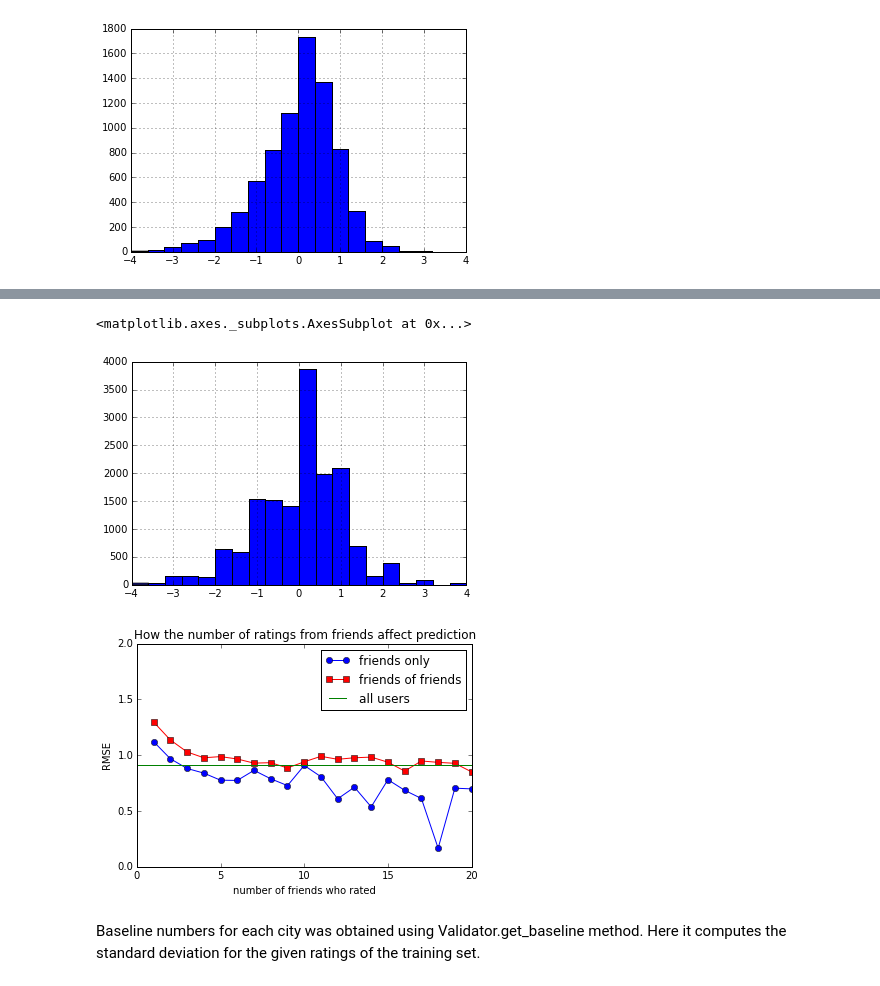
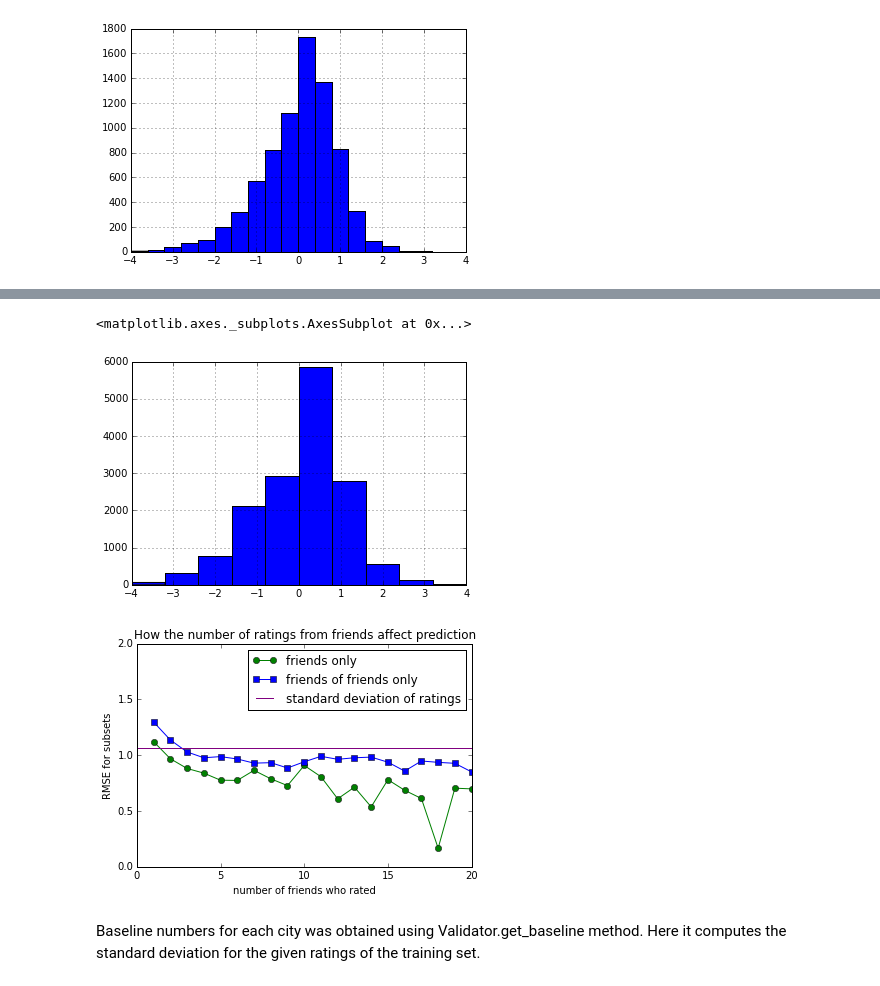
Before and after one commit to suhanree/network-recommender, a Jupyter notebook: code/EDA.ipynb, the cells around one changed output, grey strips where cells are left out. Saved outputs shown, nothing was run; the diff lists cells and outputs as text; code cells hidden in the pictures.

```diff
--- a/code/EDA.ipynb
+++ b/code/EDA.ipynb
@@ -571,7 +586,7 @@ errors.e.hist(bins=30)
 # Read the data for one run (processed to have real rating, average rating, rating by friends, rating by friends of
 # friends, number of friends rated, number of friends of friends rated
 # NaN will be given when there is no rating by friends and friends by friends.
-rating_diff_df = pd.read_csv('../data/ratings_by_item2', delimiter=' ', names=['real', 'average', 'friend', 'friend2', 'nfr', 'nfr2'], header=None)
+rating_diff_df = pd.read_csv('../fig/fig_data/ratings_by_item2', delimiter=' ', names=['real', 'average', 'friend', 'friend2', 'nfr', 'nfr2'], header=None)
 # %%
 ratings_diff1 = rating_diff_df[['real', 'average', 'friend', 'nfr']].dropna()
 ratings_diff2 = rating_diff_df[['real', 'average', 'friend2', 'nfr2']].dropna()
@@ -595,9 +616,9 @@ diff_fr1.hist(bins=20)
 # %%
-diff_fr2 = rating_diff2.real - rating_diff2.friend
-diff_fr2.hist(bins=20)
+diff_fr2 = ratings_diff2.real - ratings_diff2.friend2
+diff_fr2.hist(bins=10)
 # %% [output]
 <matplotlib.axes._subplots.AxesSubplot at 0x...>
-[figure, old version]
+[figure, new version]
 # %%
 stds1 = []
 baseline1 = []
@@ -620,20 +641,24 @@ for n in range(1,100):
     baseline2.append(np.sqrt(np.mean(np.square(diff_av2))))
 # %%
 plt.xlabel('number of friends who rated')
-plt.ylabel('RMSE')
+plt.ylabel('RMSE for subsets')
 plt.xlim(0,20)
 plt.ylim(0,2)
 plt.title('How the number of ratings from friends affect prediction')
 fig1 = plt.plot(range(1,100), stds1, marker='o', color='g', label='friends only')
-fig2 = plt.plot(range(1,100), stds2, marker='s', color='b', label='friends of friends')
-fig3 = plt.plot(range(1,100), baseline1, marker='o', color='g', label='baseline for friends')
-fig4 = plt.plot(range(1,100), baseline2, marker='s', color='b', label='baseline for friends of friends')
+fig2 = plt.plot(range(1,100), stds2, marker='s', color='b', label='friends of friends only')
+#fig3 = plt.plot(range(1,100), baseline1, marker='D', color='g', label='baseline for friends')
+#fig4 = plt.plot(range(1,100), baseline2, marker='D', color='b', label='baseline for friends of friends')
+#b1 = ratings_diff1.real.std()
+#b2 = ratings_diff2.real.std()
 #fig3 = plt.plot([0, 100], [b1, b1], color='g', label='baseline for friends')
 #fig4 = plt.plot([0, 100], [b2, b2], color='b', label='baseline for friends of friends')
+b0 = 1.065 # standard deviation of ratings for the city of Montreal.
+fig5 = plt.plot([0, 100], [b0, b0], color='purple', label='standard deviation of ratings')
 plt.legend()
 plt.savefig('../fig/friends.png', dpi=200)
 # %% [output]
-[figure, old version]
+[figure, new version]
 # %%
 # Baseline is already obtained for the whole ratings of the dataset, which is just the standard deviation
 # of the all ratings. But this is not to be compared with results from UsingFriends, because they are using
```
Also changed, not shown: parts of 22 cells of this notebook, 9 other files.
